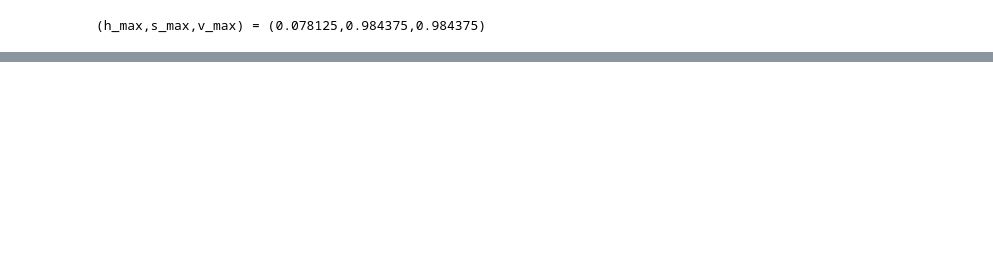
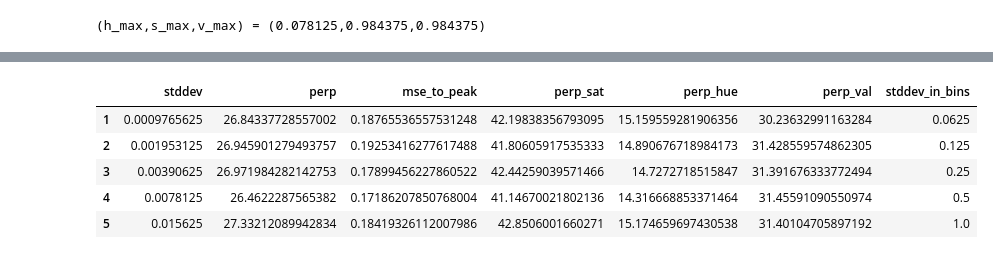
Before and after one commit to oxinabox/ColoringNames.jl, a Jupyter notebook: expr/ExtrapolationAna.ipynb, the cells around one changed output, grey strips where cells are left out. Cells and saved outputs as stored; diff of their text form; code cells hidden in the pictures; blank space fills up the shorter version.

```diff
--- a/expr/ExtrapolationAna.ipynb
+++ b/expr/ExtrapolationAna.ipynb
@@ -193,0 +213,17 @@ plot_hsv(query(empiri_mdl, "bright orange")...)
+# %%
+df_spread = DataFrame(stddev=Float64[], perp=Float64[], mse_to_peak=Float64[], perp_sat=Float64[], perp_hue=Float64[], perp_val=Float64[])
+for fn in glob(glob"../models/extrapolation/*/params.jld")
+    res, std = load(fn, "dev_set_results", "splay_std_dev")
+    res[:stddev] = std
+    push!(df_spread, res)
+end
+
+df_spread[:stddev_in_bins] = df_spread[:stddev]*64
+df_spread
+# %% [output]
+|  | stddev | perp | mse_to_peak | perp_sat | perp_hue | perp_val | stddev_in_bins |
+| 1 | 0.0009765625 | 26.84337728557002 | 0.18765536557531248 | 42.19838356793095 | 15.159559281906356 | 30.23632991163284 | 0.0625 |
+| 2 | 0.001953125 | 26.945901279493757 | 0.19253416277617488 | 41.80605917535333 | 14.890676718984173 | 31.428559574862305 | 0.125 |
+| 3 | 0.00390625 | 26.971984282142753 | 0.17899456227860522 | 42.44259039571466 | 14.7272718515847 | 31.391676333772494 | 0.25 |
+| 4 | 0.0078125 | 26.4622287565382 | 0.17186207850768004 | 41.14670021802136 | 14.316668853371464 | 31.45591090550974 | 0.5 |
+| 5 | 0.015625 | 27.33212089942834 | 0.18419326112007986 | 42.8506001660271 | 15.174659697430538 | 31.40104705897192 | 1.0 |
```
Also changed, not shown: parts of 4 cells of this notebook, 3 other files.
